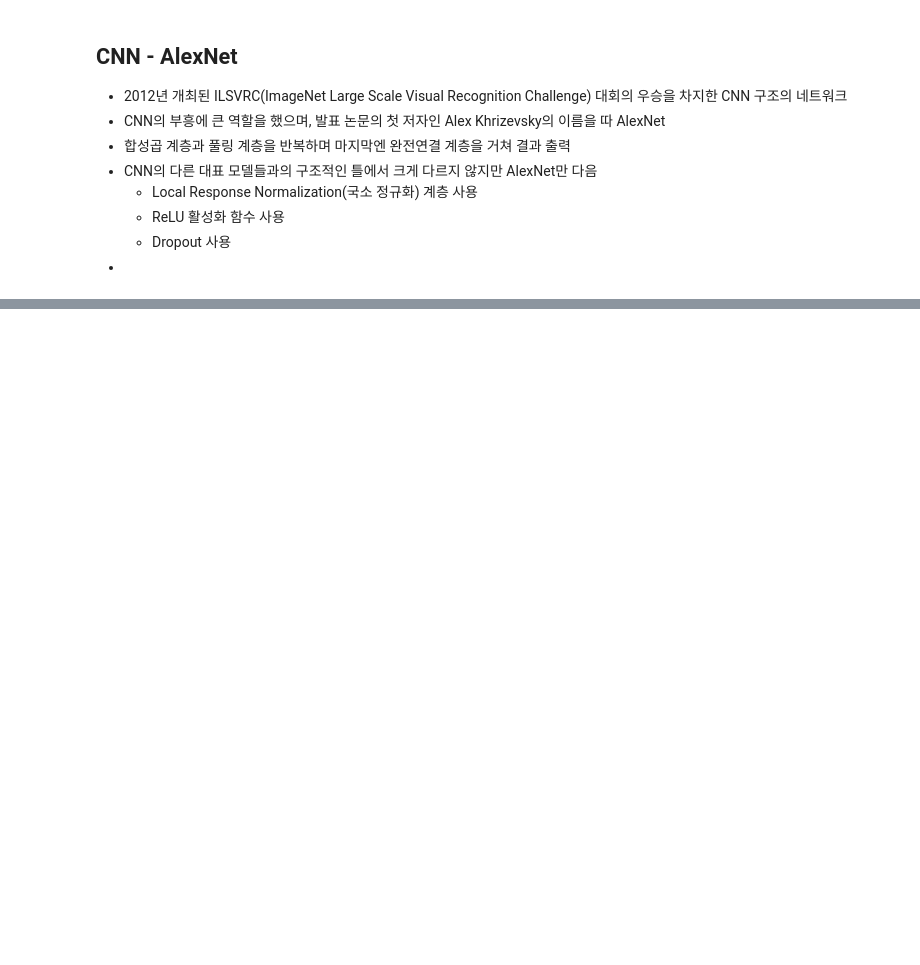
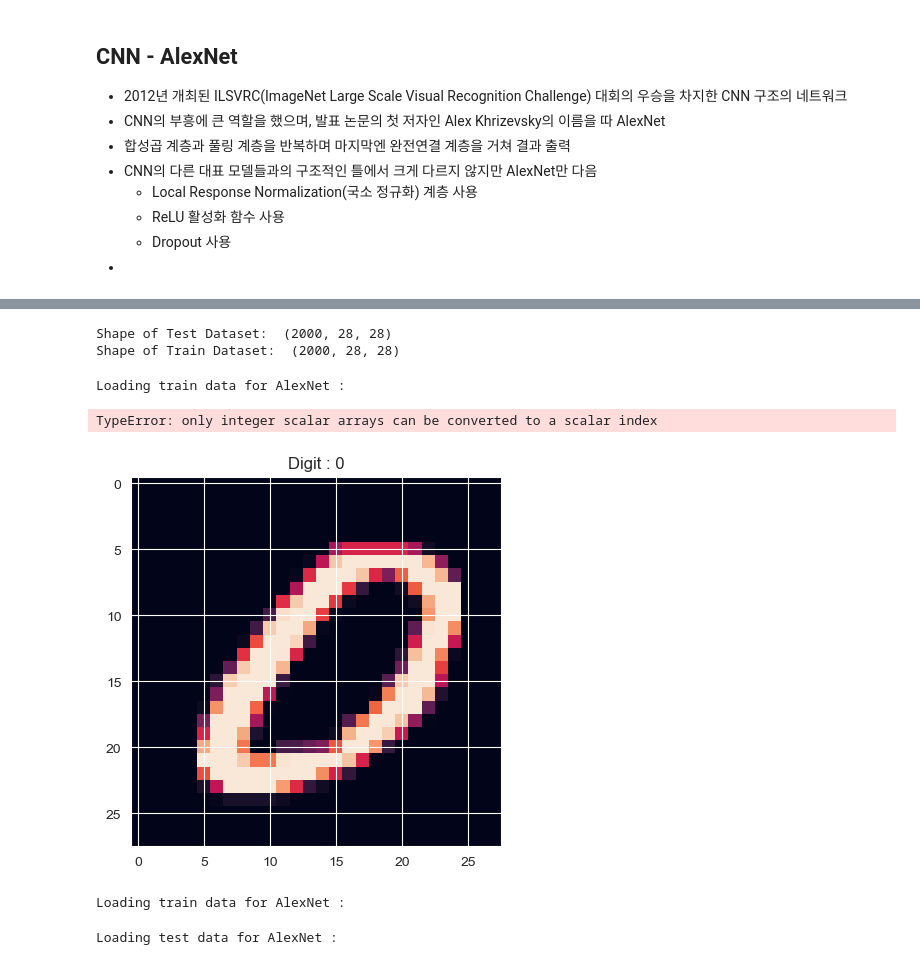
Before and after one commit to BerkleyLim/ai_edu, a Jupyter notebook: based/3weeks/python_programming/250719_2.ipynb, the cells around one changed output, grey strips where cells are left out. Saved outputs shown, nothing was run; the diff lists cells and outputs as text; code cells hidden in the pictures; blank space fills up the shorter version.

```diff
--- a/based/3weeks/python_programming/250719_2.ipynb
+++ b/based/3weeks/python_programming/250719_2.ipynb
@@ -36,0 +47,15 @@ import gc                                         # 메모리 정리를 위한
+# %%
+alexnet_img_size = (227, 227, 3) # 입력 크기 (227, 227, 3)
+(x_train, y_train), (x_test, y_test) = keras.datasets.mnist.load_data()
+
+no_of_images = 2000
+
+x_train = x_train[:no_of_images]
+y_train = y_train[:no_of_images]
+x_test = x_test[:int(no_of_images)]
+y_test = y_test[:int(no_of_images)]
+
+# print(x_train)
+# print(y_train)
+# print(x_test)
+# print(y_test)
@@ -36,0 +77,39 @@ import gc                                         # 메모리 정리를 위한
+# %%
+# Shape of Dataset
+test_shape = np.shape(x_test)
+train_shape = np.shape(x_train)
+
+print("Shape of Test Dataset: ", test_shape)
+print("Shape of Train Dataset: ", train_shape)
+# %% [output]
+Shape of Test Dataset:  (2000, 28, 28)
+Shape of Train Dataset:  (2000, 28, 28)
+# %%
+n = np.random.randint(0, train_shape[0]) # 랜덤한 숫자 선택
+sample = x_train[n]
+
+plt.imshow(sample) # MNIST 숫자 이미지를 시각화
+plt.title('Digit : ' + str(y_train[n])) # 해당 이미지의 라벨 출력
+# %% [output]
+Loading train data for AlexNet :
+TypeError: only integer scalar arrays can be converted to a scalar index
+[figure, added]
+# %%
+# 이미지 크기 조정 함수
+def resize_images(images, img_size):
+    resized_images = []
+
+    for i in tqdm(range(len(images))):
+        img = cv2.cvtColor(images[i], cv2.COLOR_GRAY2RGB)
+        resized_images.append(resize(img, img_size, mode='constant'))
+
+    return np.array(resized_images, dtype ='float32')
+
+print('Loading train data for AlexNet : ')
+alex_train = resize_images(x_train, alexnet_img_size)
+
+print('Loading test data for AlexNet : ')
+alex_test = resize_images(x_test, alexnet_img_size)
+# %% [output]
+Loading train data for AlexNet :
+Loading test data for AlexNet :
```
Also changed, not shown: parts of 3 cells of this notebook.
